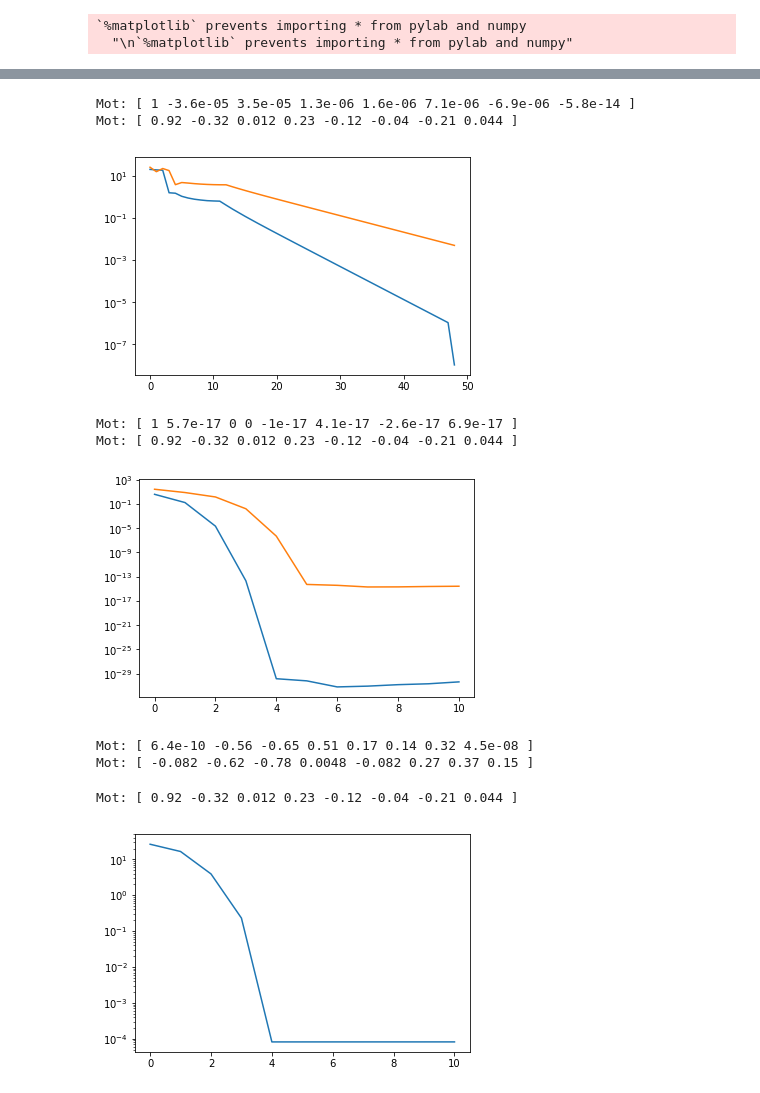
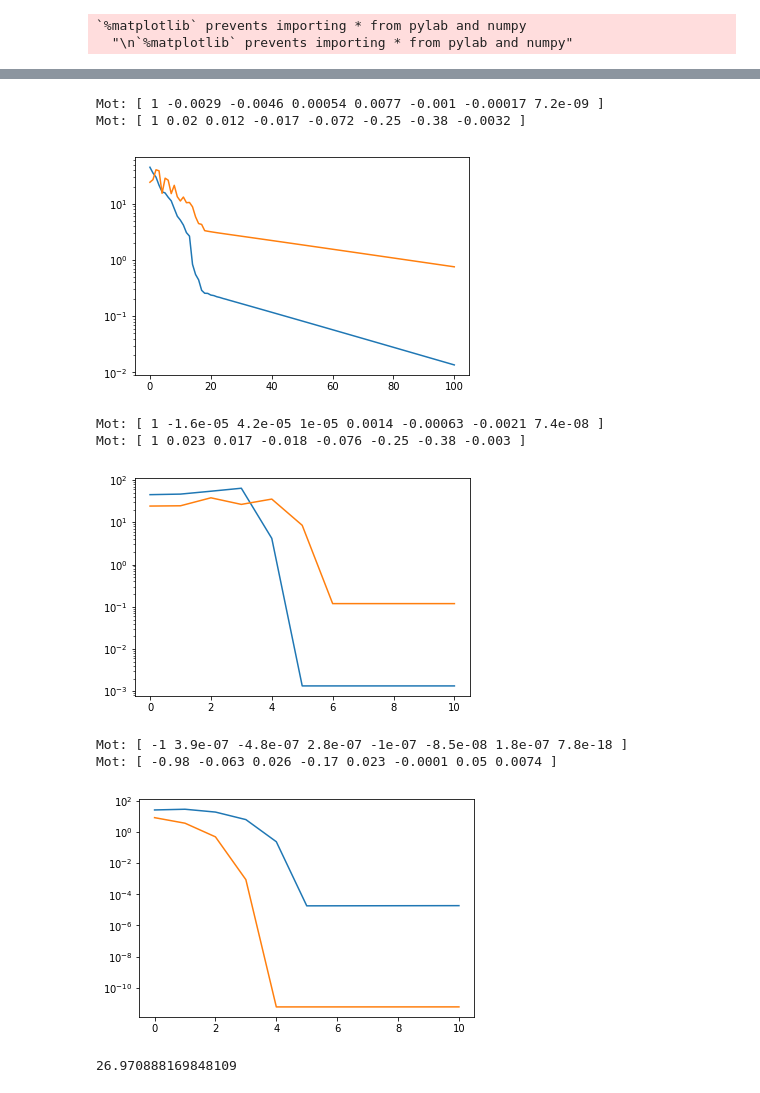
Before and after one commit to tingelst/game, a Jupyter notebook: python/MultivectorDiff.ipynb, the cells around one changed output, grey strips where cells are left out. Drawn from its saved outputs; the diff is of its cells as text; code cells hidden in the pictures.

```diff
--- a/python/MultivectorDiff.ipynb
+++ b/python/MultivectorDiff.ipynb
@@ -256,7 +257,7 @@ b = np.random.random((6,1))
 # %%
 n_points=10
 
-m0 = create_motor()
+m0 = create_motor(th_lims=(0,np.pi/6))
 points_a = [vsr.Vec(*np.random.normal(0.0, 0.8, 3)).null() for i in range(n_points)]
 points_b = [point.spin(m0) for point in points_a]
 
@@ -269,8 +270,8 @@ plus = expm
 m, c, gnorm = update_sd(points_a, points_b, mstart,plus)
 costs.append(c)
 gnorms.append(gnorm)
-# for i in range(100):
-while c > 1e-6:
+for i in range(100):
+# while c > 1e-6:
     m, c, gnorm = update_sd(points_a, points_b, m, plus)
     costs.append(c)
     gnorms.append(gnorm)
@@ -279,30 +280,38 @@ semilogy(gnorms)
 print(m0.rev() * m)
 print(m)
 # %% [output]
-Mot: [ 1 -3.6e-05 3.5e-05 1.3e-06 1.6e-06 7.1e-06 -6.9e-06 -5.8e-14 ]
-Mot: [ 0.92 -0.32 0.012 0.23 -0.12 -0.04 -0.21 0.044 ]
+Mot: [ 1 -0.0029 -0.0046 0.00054 0.0077 -0.001 -0.00017 7.2e-09 ]
+Mot: [ 1 0.02 0.012 -0.017 -0.072 -0.25 -0.38 -0.0032 ]
-[figure, old version]
+[figure, new version]
 # %%
 gnorms = []
 costs = []
-plus = oexp
+plus = CayleyLi
 m, c, gnorm = update_gn(points_a, points_b, mstart,plus)
 costs.append(c)
 gnorms.append(gnorm)
 for i in range(10):
 # while gnorm > 1e-6:
     m, c, gnorm = update_gn(points_a, points_b, m, plus)
     costs.append(c)
     gnorms.append(gnorm)
 semilogy(costs)
 semilogy(gnorms)
 print(m0.rev() * m)
 print(m)
 # %% [output]
-Mot: [ 1 5.7e-17 0 0 -1e-17 4.1e-17 -2.6e-17 6.9e-17 ]
-Mot: [ 0.92 -0.32 0.012 0.23 -0.12 -0.04 -0.21 0.044 ]
+Mot: [ 1 -1.6e-05 4.2e-05 1e-05 0.0014 -0.00063 -0.0021 7.4e-08 ]
+Mot: [ 1 0.023 0.017 -0.018 -0.076 -0.25 -0.38 -0.003 ]
-[figure, old version]
+[figure, new version]
 # %%
+n_points=10
+
+m0 = create_motor(th_lims=(0,np.pi/6))
+points_a = [vsr.Vec(*np.random.normal(0.0, 0.8, 3)).null() for i in range(n_points)]
+points_b = [point.spin(m0) for point in points_a]
+
+mstart = create_motor()
+
 costs = []
 gnorms = []
 plus = expm
@@ -316,15 +325,17 @@ for i in range(10):
     costs.append(c)
     gnorms.append(gnorm)
 semilogy(gnorms)
-# semilogy(costs)
+semilogy(costs)
 print(m0.rev() * m)
-print(m*mstart)
-m0
+print(m)
 # %% [output]
-Mot: [ 6.4e-10 -0.56 -0.65 0.51 0.17 0.14 0.32 4.5e-08 ]
-Mot: [ -0.082 -0.62 -0.78 0.0048 -0.082 0.27 0.37 0.15 ]
+Mot: [ -1 3.9e-07 -4.8e-07 2.8e-07 -1e-07 -8.5e-08 1.8e-07 7.8e-18 ]
+Mot: [ -0.98 -0.063 0.026 -0.17 0.023 -0.0001 0.05 0.0074 ]
-Mot: [ 0.92 -0.32 0.012 0.23 -0.12 -0.04 -0.21 0.044 ]
-[figure, old version]
+[figure, new version]
+# %%
+costn(points_a, points_b, m)
+# %% [output]
+26.970888169848109
 # %%
 m * m.rev()
 # %% [output]
```
Also changed, not shown: parts of 6 cells of this notebook.
